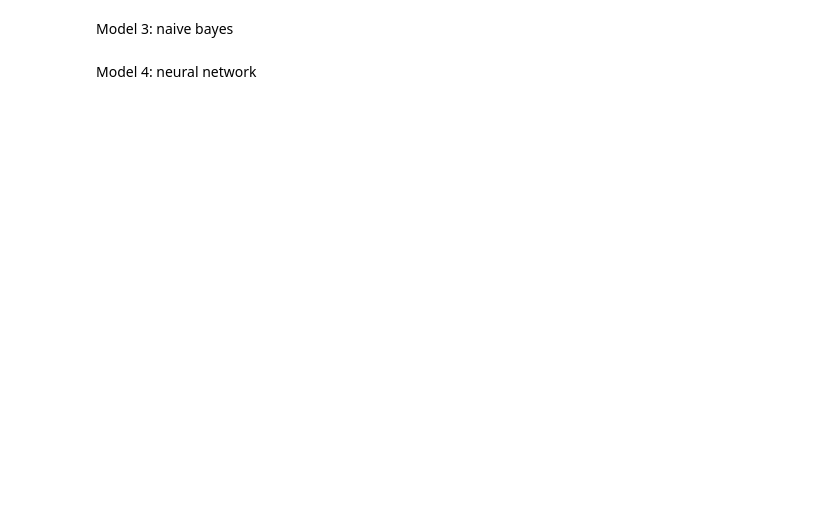
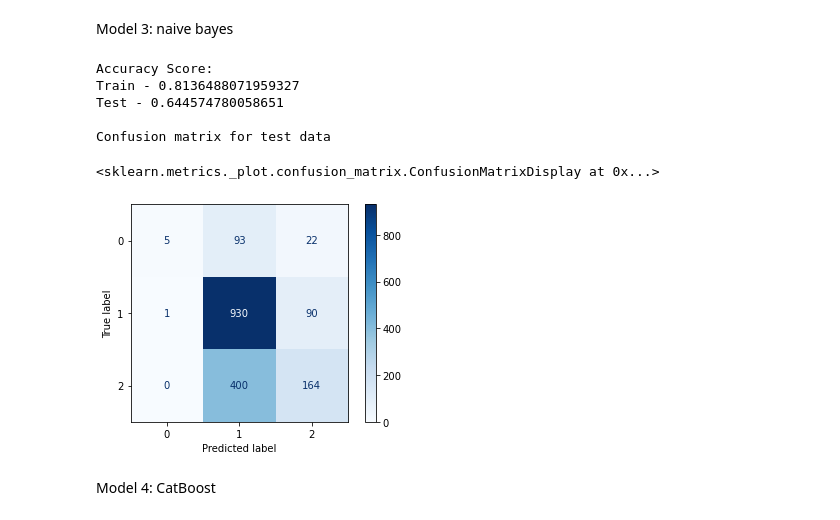
Before and after one commit to ElyLin/SentimentAnalysisProject, a Jupyter notebook: notebooks/Ely/EDA-Ely.ipynb, the cells around one changed output. Drawn from its saved outputs; the diff is of its cells as text; code cells hidden in the pictures; blank space fills up the shorter version.

```diff
--- a/notebooks/Ely/EDA-Ely.ipynb
+++ b/notebooks/Ely/EDA-Ely.ipynb
@@ -416,2 +467,20 @@ Model 3: naive bayes
+# %%
+nb=MultinomialNB()
+# %%
+nb_grid_params = {'alpha':[0,0.25,0.5,1], 'fit_prior':[True,False]}
+nb_grid = GridSearchCV(nb, nb_grid_params)
+nb_output = nb_grid.fit(tfidf_train_df, y_train)
+nb_output.best_params_
+nb_best_model = nb_output.best_estimator_
+cross_validate(nb_best_model, tfidf_train_df, y_train, return_train_score=True)
+evaluate(nb_best_model, tfidf_train_df, y_train, tfidf_val_df, y_val)
+# %% [output]
+Accuracy Score:
+Train - 0.8136488071959327
+Test - 0.644574780058651
+
+Confusion matrix for test data
+<sklearn.metrics._plot.confusion_matrix.ConfusionMatrixDisplay at 0x...>
+[figure, added]
 # %% [markdown]
-Model 4: neural network
+Model 4: CatBoost
```
Also changed, not shown: parts of 20 cells of this notebook.
